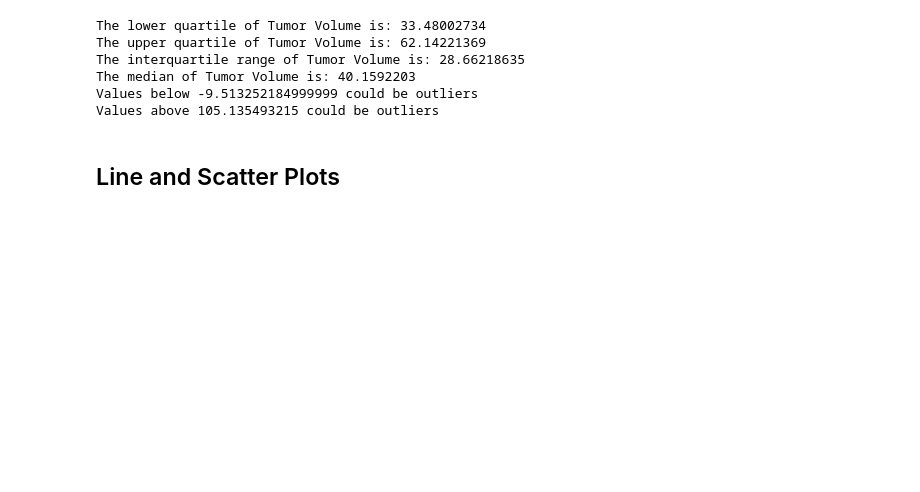
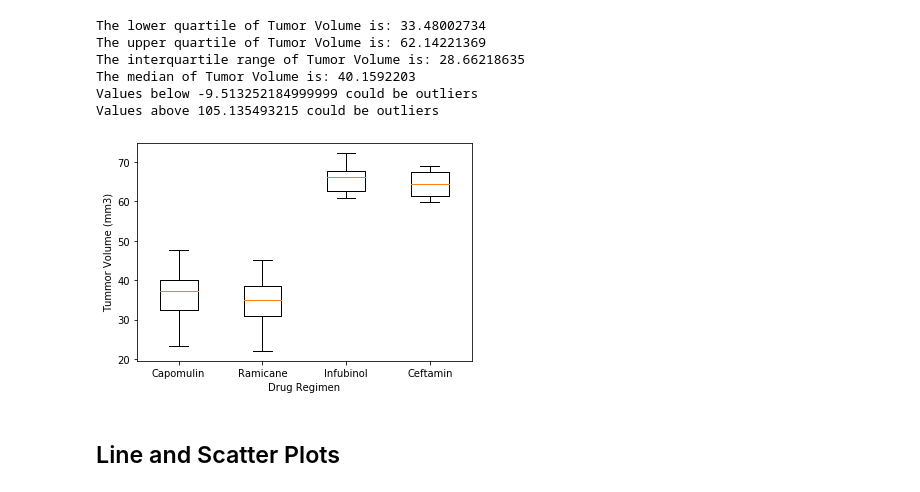
Before and after one commit to KristaJoy/madplotlib-challenge, a Jupyter notebook: pymaceuticals.ipynb, the cells around one changed output. Drawn from its saved outputs; the diff is of its cells as text; code cells hidden in the pictures; blank space fills up the shorter version.

```diff
--- a/pymaceuticals.ipynb
+++ b/pymaceuticals.ipynb
@@ -190,17 +192,15 @@ plt.show()
 # %%
 # Calculate the final tumor volume of each mouse across four of the treatment regimens:
 
-#Drop columns I don't need
-dropped_df = combined_df.drop(columns=['Sex', 'Age_months', 'Weight (g)', 'Tumor Volume (mm3)','Metastatic Sites'])
-
-#Drop drug regimens I don't need
-four_df = dropped_df.loc[(dropped_df['Drug Regimen'] == 'Capomulin') | (dropped_df['Drug Regimen'] == 'Ramicane') |\
-                          (dropped_df['Drug Regimen'] == 'Infubinol') | (dropped_df['Drug Regimen'] == 'Ceftamin')]
+#Delete drug regimens I don't need
+four_df = clean_df[(clean_df['Drug Regimen'] == 'Capomulin') | (clean_df['Drug Regimen'] == 'Ramicane') |\
+                          (clean_df['Drug Regimen'] == 'Infubinol') | (clean_df['Drug Regimen'] == 'Ceftamin')]
 
 #find the max timepoint
-four_df = four_df.loc[(four_df['Timepoint']) == (four_df['Timepoint']).max()]
+
+
 
 #merge back to get new dataframe with desired values
-four_df_merged = pd.merge(four_df, combined_df, how='inner')
-four_df_merged
+#four_df_merged = pd.merge(four_df, combined_df, how='inner')
+max_df
 # %% [output]
@@ -252,5 +240,11 @@ for drug in drug_treatment:
     tumor_volume.append(row['Tumor Volume (mm3)'])
 # %%
 # Generate a box plot of the final tumor volume of each mouse across four regimens of interest
+plt.boxplot(tumor_volume, labels=drug_treatment)
+plt.ylabel('Tummor Volume (mm3)')
+plt.xlabel('Drug Regimen')
+plt.show()
+# %% [output]
+[figure, added]
 # %% [markdown]
 ## Line and Scatter Plots
```
Also changed, not shown: parts of 8 cells of this notebook.
